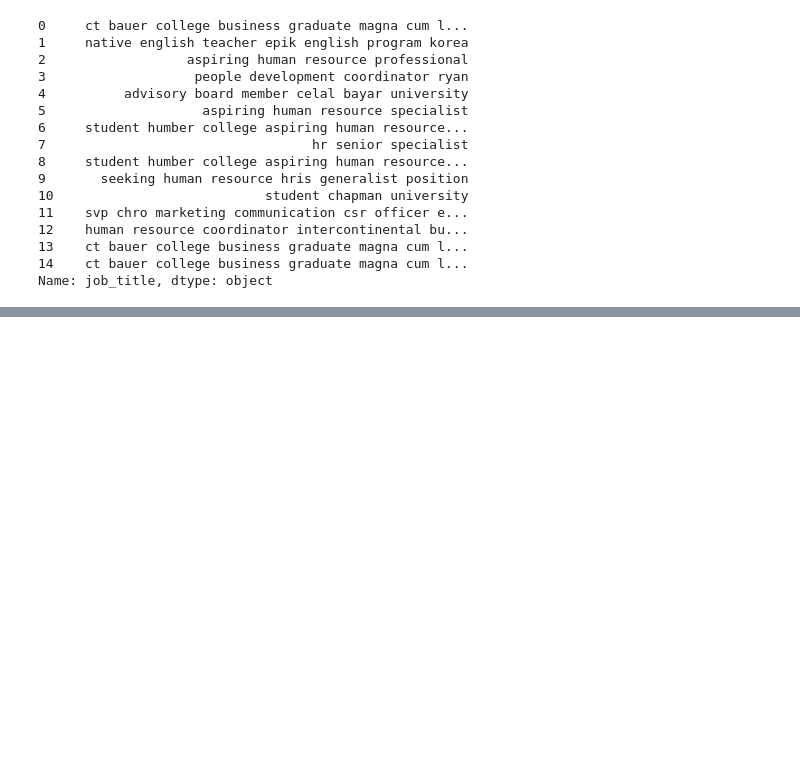
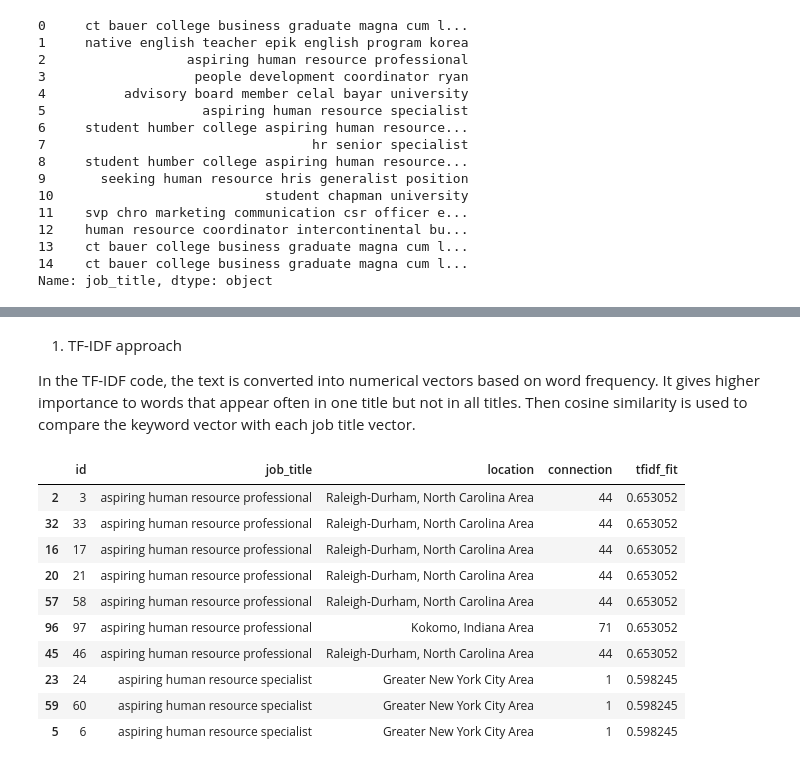
Before and after one commit to Ch-Ibrahim/nRhDDUb08MZl0Gfa, a Jupyter notebook: Potential Talents-Human Resources.ipynb, the cells around one changed output, grey strips where cells are left out. Saved outputs shown, nothing was run; the diff lists cells and outputs as text; code cells hidden in the pictures; blank space fills up the shorter version.

```diff
--- a/Potential Talents-Human Resources.ipynb
+++ b/Potential Talents-Human Resources.ipynb
@@ -210,0 +299,41 @@ Name: job_title, dtype: object
+# %%
+Data_human.drop('fit', axis=1, inplace=True)
+# %%
+keywords = ['aspiring human resources']
+data_Clean_tiile = Data_human.copy()
+# %% [markdown]
+
+1. TF-IDF approach
+
+In the TF-IDF code, the text is converted into numerical vectors based on word frequency. It gives higher importance to words that appear often in one title but not in all titles. Then cosine similarity is used to compare the keyword vector with each job title vector.
+# %%
+vectorizer = TfidfVectorizer()
+
+tfidf_data = data_Clean_tiile.copy()
+titles = tfidf_data['job_title'].tolist()
+
+tfidf_title_embs = vectorizer.fit_transform(titles)
+tfidf_keyword_embs = vectorizer.transform(keywords)
+
+tfidf_cosine = [cosine_similarity(tfidf_keyword_embs, tfidf_title_emb) for tfidf_title_emb in tfidf_title_embs]
+cosine_list = []
+for i in tfidf_cosine:
+  cosine_list.append(i.item())
+
+tfidf_data['tfidf_fit'] = cosine_list
+
+data = data_Clean_tiile.merge(tfidf_data['tfidf_fit'], how='left', left_index=True, right_index=True)
+data.sort_values('tfidf_fit', ascending=False, inplace=True)
+data.head(10)
+# %% [output]
+|  | id | job_title | location | connection | tfidf_fit |
+| 2 | 3 | aspiring human resource professional | Raleigh-Durham, North Carolina Area | 44 | 0.653052 |
+| 32 | 33 | aspiring human resource professional | Raleigh-Durham, North Carolina Area | 44 | 0.653052 |
+| 16 | 17 | aspiring human resource professional | Raleigh-Durham, North Carolina Area | 44 | 0.653052 |
+| 20 | 21 | aspiring human resource professional | Raleigh-Durham, North Carolina Area | 44 | 0.653052 |
+| 57 | 58 | aspiring human resource professional | Raleigh-Durham, North Carolina Area | 44 | 0.653052 |
+| 96 | 97 | aspiring human resource professional | Kokomo, Indiana Area | 71 | 0.653052 |
+| 45 | 46 | aspiring human resource professional | Raleigh-Durham, North Carolina Area | 44 | 0.653052 |
+| 23 | 24 | aspiring human resource specialist | Greater New York City Area | 1 | 0.598245 |
+| 59 | 60 | aspiring human resource specialist | Greater New York City Area | 1 | 0.598245 |
+| 5 | 6 | aspiring human resource specialist | Greater New York City Area | 1 | 0.598245 |
```
Also changed, not shown: parts of 13 cells of this notebook.
